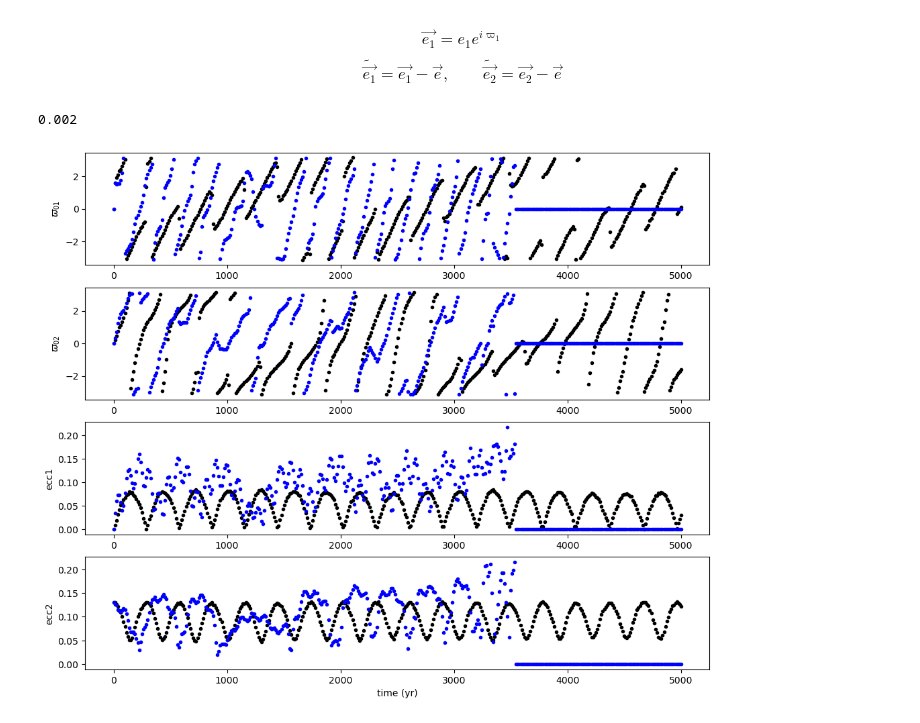
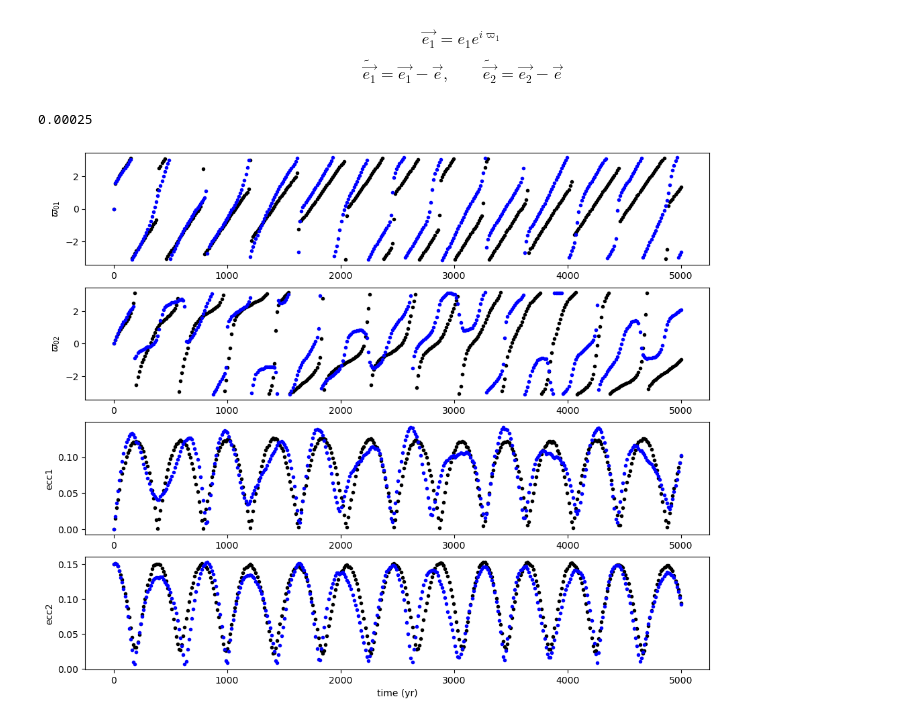
Before and after one commit to EritasY/Chaos, a Jupyter notebook: Central force -test.ipynb, the cells around one changed output. Drawn from its saved outputs; the diff is of its cells as text; code cells hidden in the pictures.

```diff
--- a/Central force -test.ipynb
+++ b/Central force -test.ipynb
@@ -146,7 +146,7 @@ def compare(P1, P2, gamma, A, ecc, pom, scale):
     axarr[3].set_ylabel('ecc2')
     axarr[3].set_xlabel('time (yr)')
 # %%
-compare(0.05*0.68, 0.05*1.53, -3, 20e-4, (0.04,0.04,0.09),(0,0,np.pi), 0.05*1e5)
+compare(0.05*0.65, 0.05*1.55, -3, 2.5e-4, (0.05,0.05,0.1),(0,0,np.pi), 0.05*1e5)
 # %% [output]
-0.002
+0.00025
-[figure, old version]
+[figure, new version]
```
Also changed, not shown: 4 other files.
